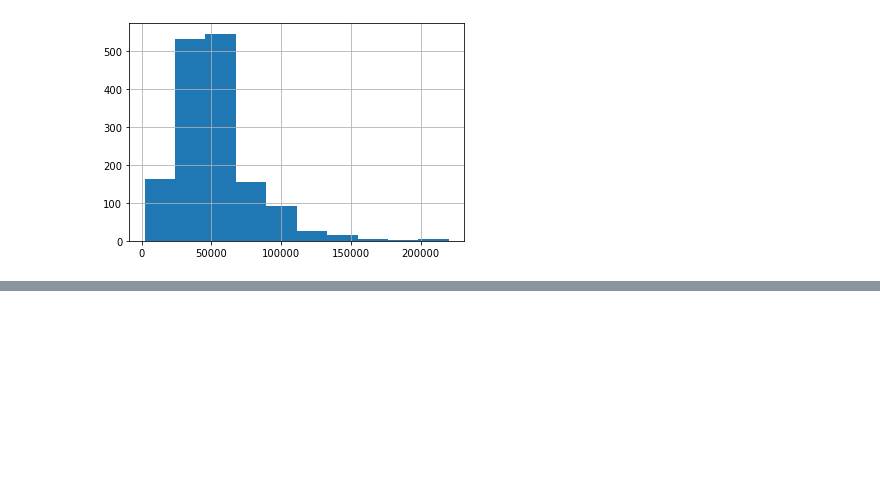
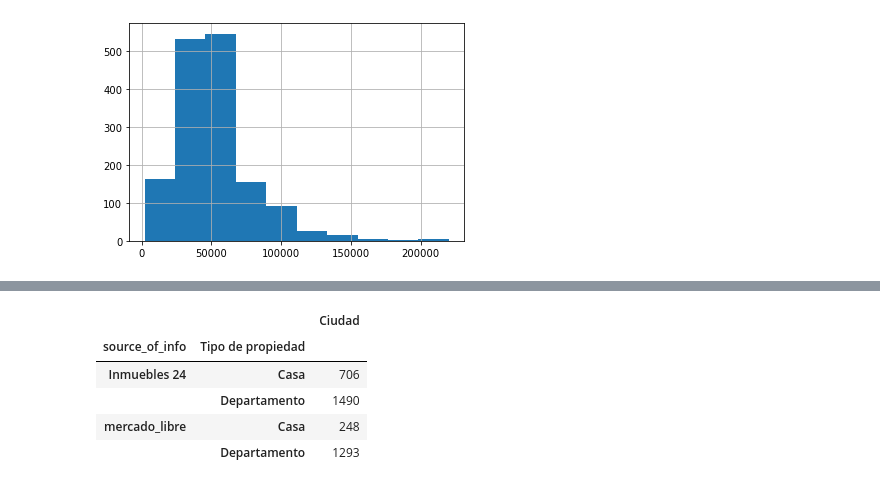
Before and after one commit to trezeget-1/meli_project, a Jupyter notebook: inmuebles_24 & Meli (further analysis).ipynb, the cells around one changed output, grey strips where cells are left out. Saved outputs shown, nothing was run; the diff lists cells and outputs as text; code cells hidden in the pictures; blank space fills up the shorter version.

```diff
--- a/inmuebles_24 & Meli (further analysis).ipynb
+++ b/inmuebles_24 & Meli (further analysis).ipynb
@@ -581,0 +610,9 @@ meli_df['Precio por m2'].hist()
+# %%
+number_properties_df[columns_to_study].groupby(['source_of_info', 'Tipo de propiedad']).count()
+# %% [output]
+|  |  | Ciudad |
+| source_of_info | Tipo de propiedad |  |
+| Inmuebles 24 | Casa | 706 |
+|  | Departamento | 1490 |
+| mercado_libre | Casa | 248 |
+|  | Departamento | 1293 |
```
Also changed, not shown: parts of 22 cells of this notebook, 1 other file.
